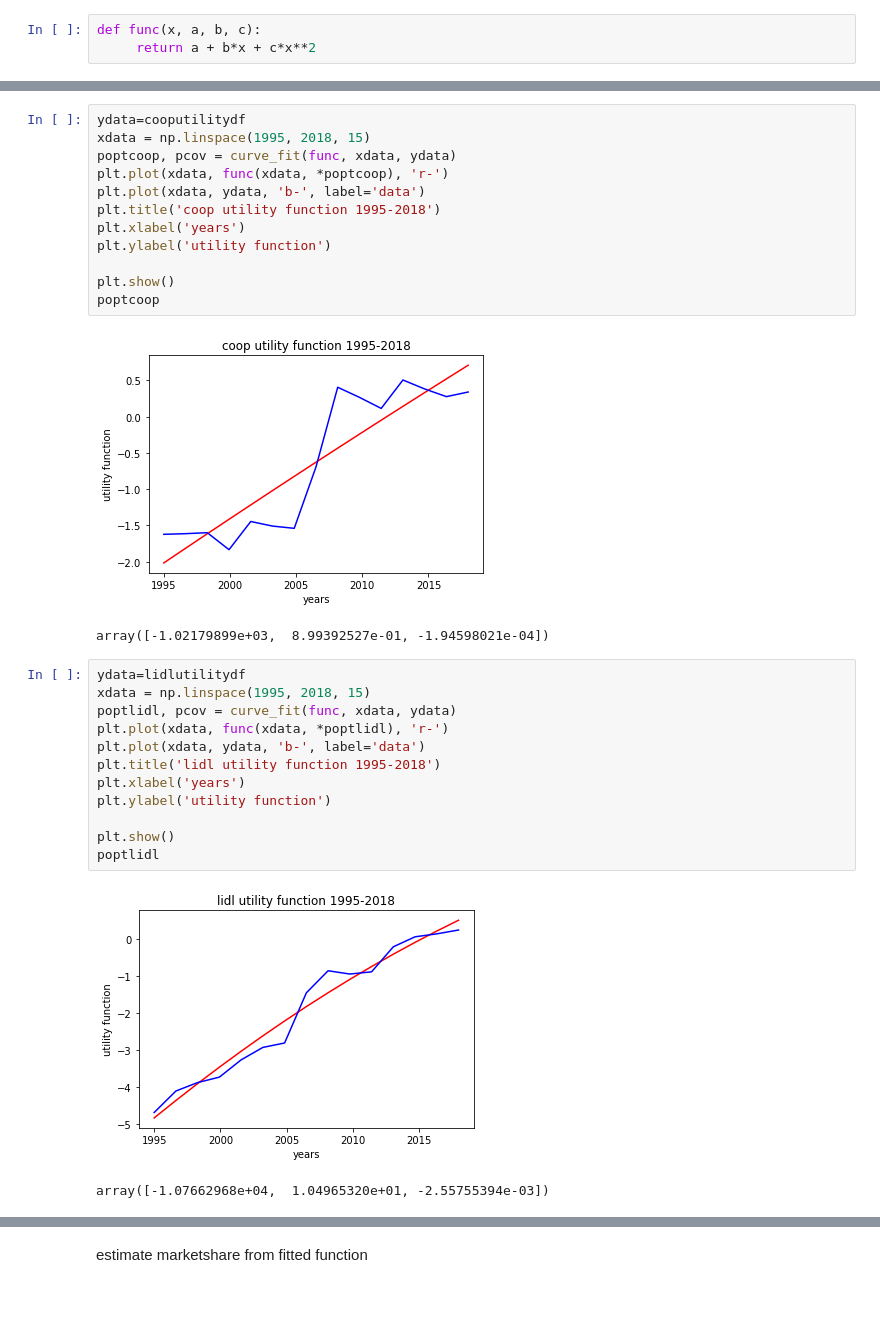
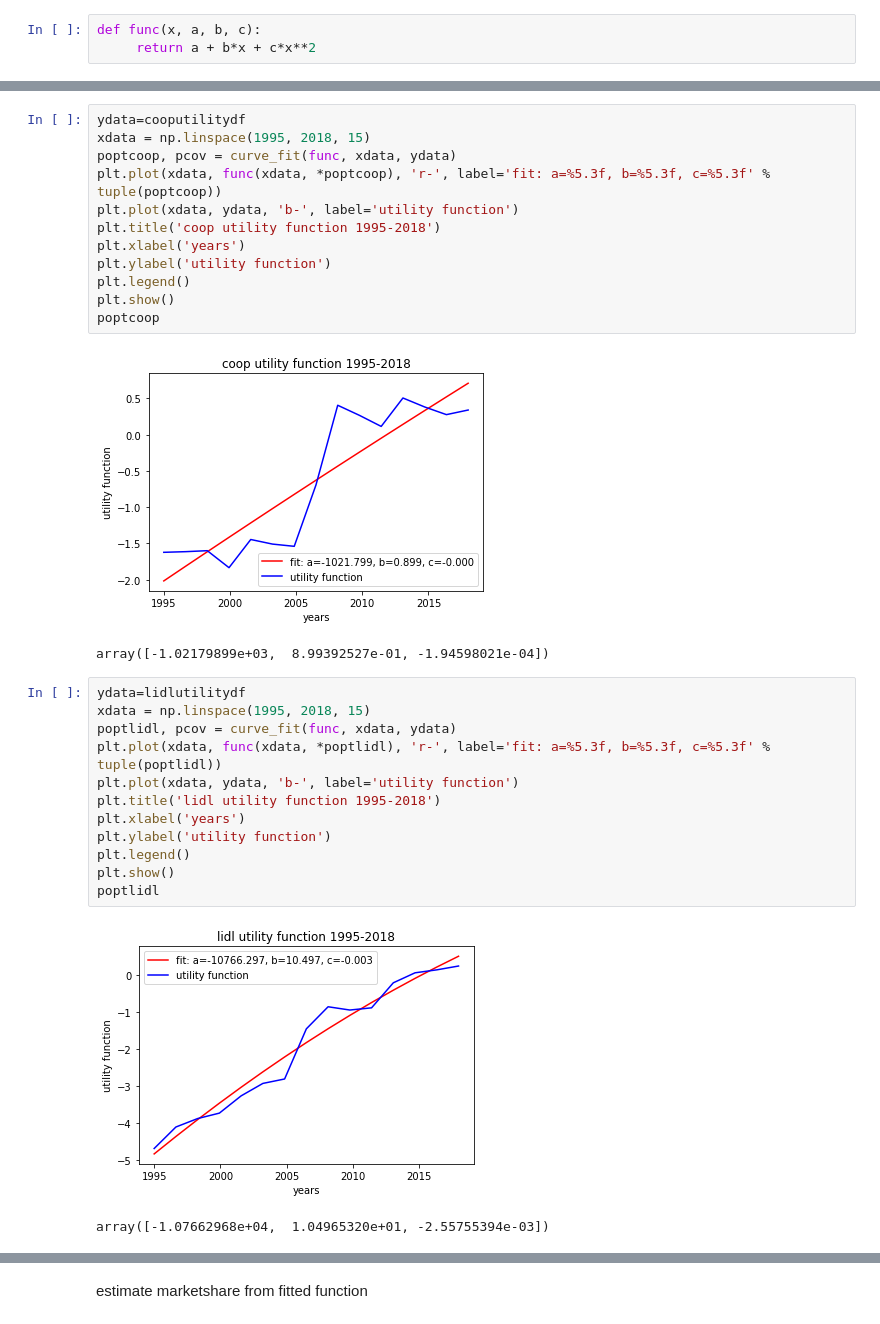
Before and after one commit to davidsdatascience/marketshare, a Jupyter notebook: marketsharedynamics-Copy2.ipynb, the cells around one changed output, grey strips where cells are left out. Cells and saved outputs as stored; diff of their text form.

```diff
--- a/marketsharedynamics-Copy2.ipynb
+++ b/marketsharedynamics-Copy2.ipynb
@@ -331,31 +332,31 @@ array([ 3.56307890e+03, -3.77286385e+00,  9.94889807e-04])
 ydata=cooputilitydf
 xdata = np.linspace(1995, 2018, 15)
 poptcoop, pcov = curve_fit(func, xdata, ydata)
-plt.plot(xdata, func(xdata, *poptcoop), 'r-')
-plt.plot(xdata, ydata, 'b-', label='data')
+plt.plot(xdata, func(xdata, *poptcoop), 'r-', label='fit: a=%5.3f, b=%5.3f, c=%5.3f' % tuple(poptcoop))
+plt.plot(xdata, ydata, 'b-', label='utility function')
 plt.title('coop utility function 1995-2018')
 plt.xlabel('years')
 plt.ylabel('utility function')
-
+plt.legend()
 plt.show()
 poptcoop
 # %% [output]
-[figure, old version]
+[figure, new version]
 array([-1.02179899e+03,  8.99392527e-01, -1.94598021e-04])
 # %%
 ydata=lidlutilitydf
 xdata = np.linspace(1995, 2018, 15)
 poptlidl, pcov = curve_fit(func, xdata, ydata)
-plt.plot(xdata, func(xdata, *poptlidl), 'r-')
-plt.plot(xdata, ydata, 'b-', label='data')
+plt.plot(xdata, func(xdata, *poptlidl), 'r-', label='fit: a=%5.3f, b=%5.3f, c=%5.3f' % tuple(poptlidl))
+plt.plot(xdata, ydata, 'b-', label='utility function')
 plt.title('lidl utility function 1995-2018')
 plt.xlabel('years')
 plt.ylabel('utility function')
-
+plt.legend()
 plt.show()
 poptlidl
 # %% [output]
-[figure, old version]
+[figure, new version]
 array([-1.07662968e+04,  1.04965320e+01, -2.55755394e-03])
 # %%
 ydata=waitroseutilitydf
```
Also changed, not shown: parts of 31 cells of this notebook.
